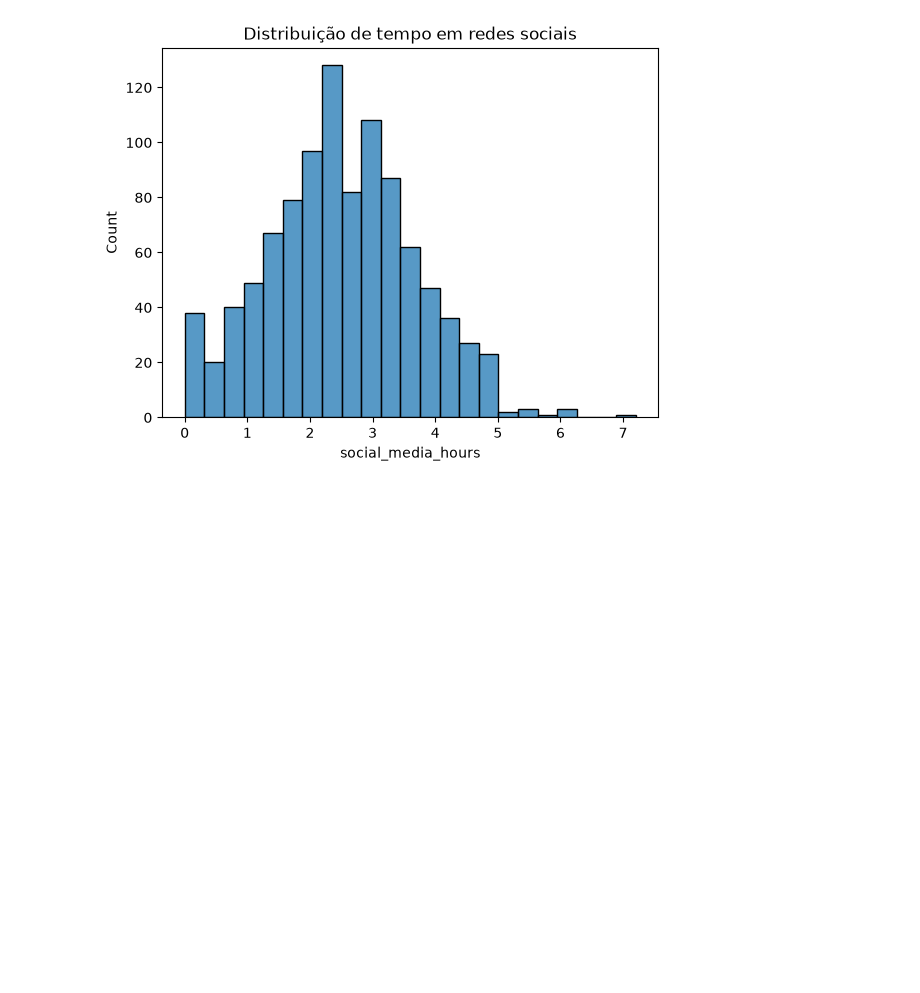
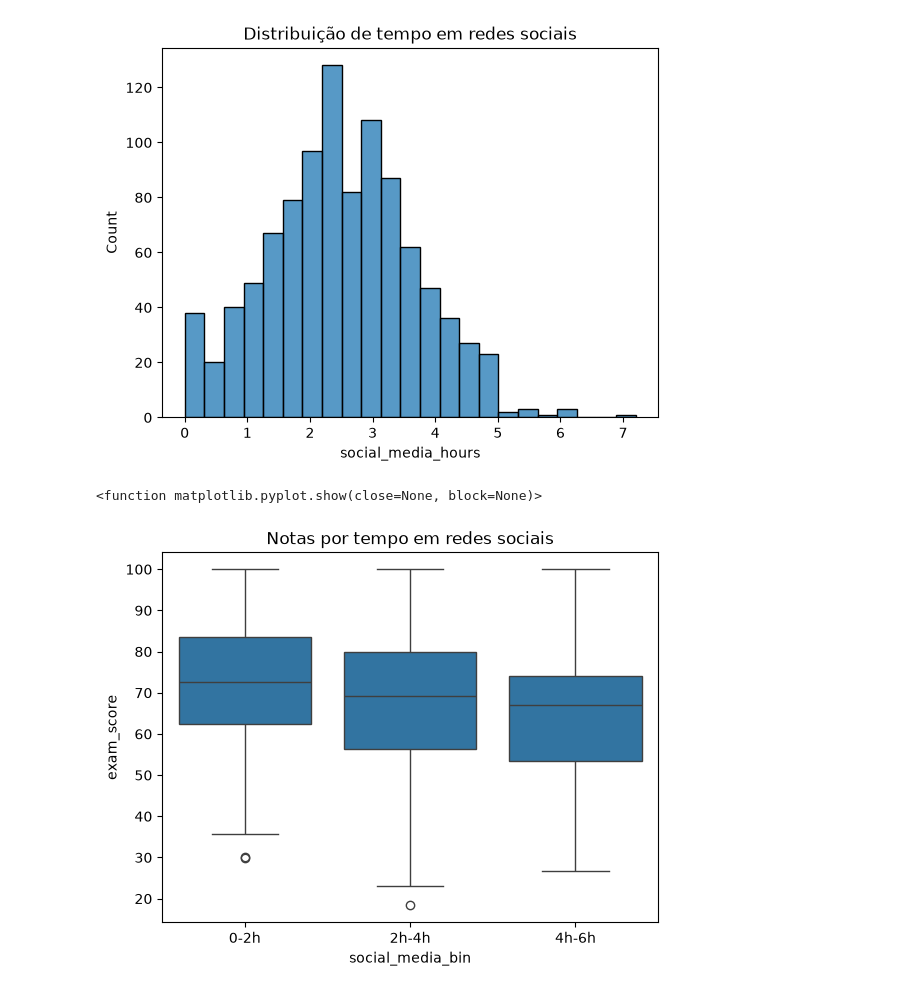
Before and after one commit to wxysara/Analise-de-Desempenho-Academico, a Jupyter notebook: graficos.ipynb, the cells around one changed output. Drawn from its saved outputs; the diff is of its cells as text; code cells hidden in the pictures; blank space fills up the shorter version.

```diff
--- a/graficos.ipynb
+++ b/graficos.ipynb
@@ -87,3 +87,16 @@ plt.show
 # %% [output]
 <function matplotlib.pyplot.show(close=None, block=None)>
 [figure]
+# %%
+df["social_media_bin"] = pd.cut(
+    df["social_media_hours"],
+    bins=[0, 2, 4, 6],
+    labels=["0-2h", "2h-4h", "4h-6h"]
+)
+
+sns.boxplot(x="social_media_bin", y="exam_score", data=df)
+plt.title("Notas por tempo em redes sociais")
+plt.show
+# %% [output]
+<function matplotlib.pyplot.show(close=None, block=None)>
+[figure, added]
```
Also changed, not shown: parts of 3 cells of this notebook.
